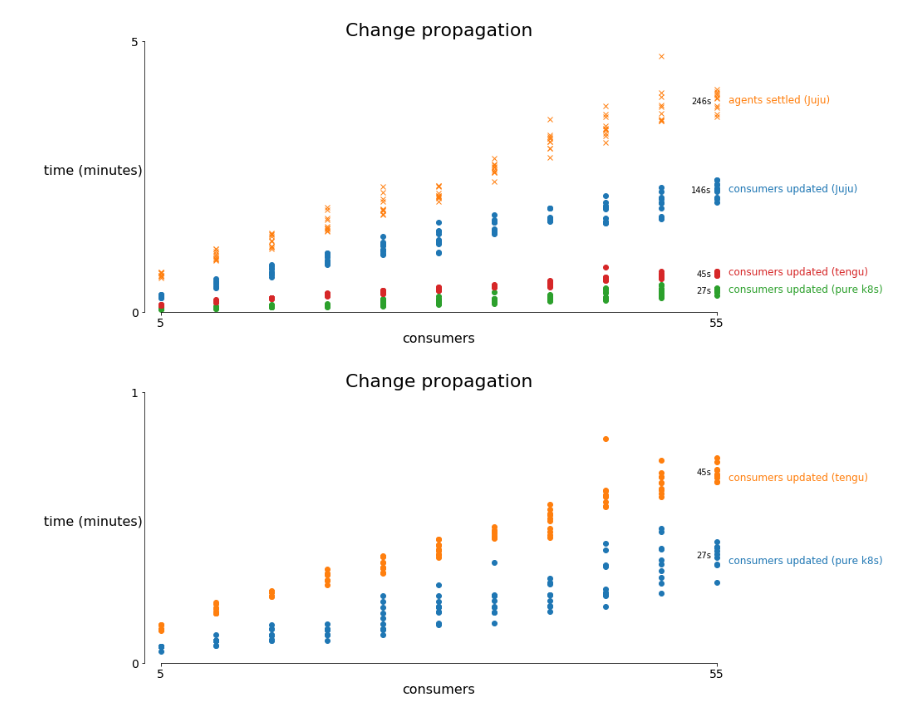
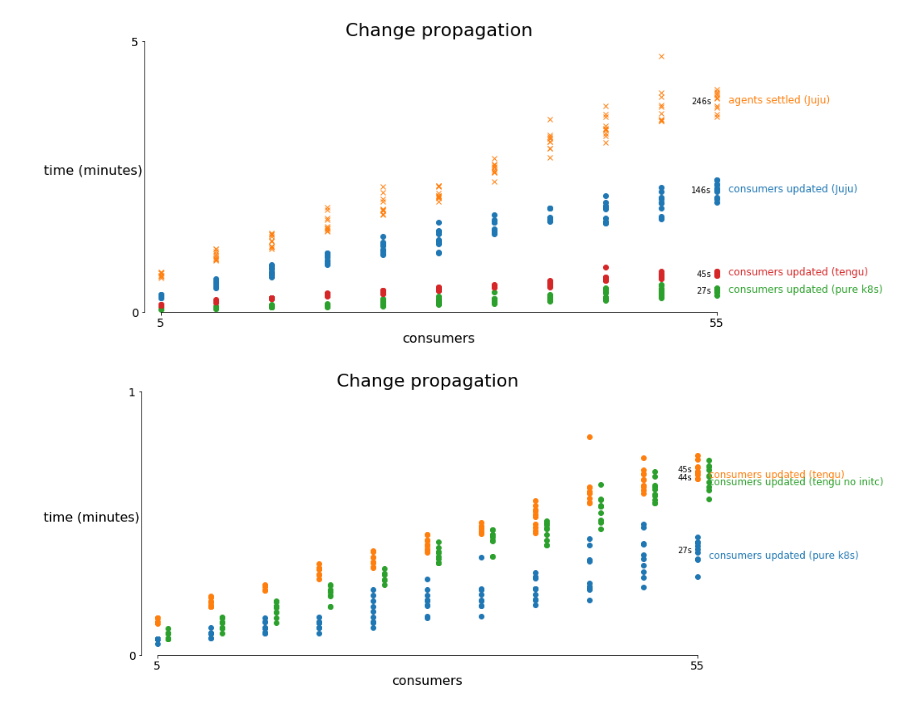
Before and after one commit to IBCNServices/kubernetes-relationships-results, a Jupyter notebook: base-url-change-propagation.ipynb, the cells around one changed output. Drawn from its saved outputs; the diff is of its cells as text; code cells hidden in the pictures.

```diff
--- a/base-url-change-propagation.ipynb
+++ b/base-url-change-propagation.ipynb
@@ -37,12 +37,12 @@ k8s_data.head()
 # %%
 import pandas
 tengu_data = pandas.read_csv(
-    BASEDIR + '/tengu/benchmark.csv',
+    BASEDIR + '/tengu/benchmark-with-initc.csv',
     sep=";",
     comment="#"
 )
 
 
-tengu_data.tail()
+tengu_data.head()
 # %% [output]
 |  | namespace | num_consumers | action | event | start | end | elapsed |
@@ -53,0 +54,10 @@ tengu_data.tail()
+# %%
+import pandas
+tengu_no_initc_data = pandas.read_csv(
+    BASEDIR + '/tengu/benchmark.csv',
+    sep=";",
+    comment="#"
+)
+
+
+tengu_no_initc_data.head()
@@ -182,6 +199,7 @@ create_multiple_soy_clusters()
 
 changedata_k8s = k8s_data[(k8s_data["action"]=="change") & (k8s_data['event'] == "pods")]
 changedata_tengu = tengu_data[(tengu_data["action"]=="change") & (tengu_data['event'] == "pods")]
+changedata_tengu_no_initc = tengu_no_initc_data[(tengu_no_initc_data["action"]=="change") & (tengu_no_initc_data['event'] == "pods")]
 
 def create_k8s_tengu():
     (fig, ax) = create_sane_figure()
@@ -203,39 +221,61 @@ def create_k8s_tengu():
         changedata_tengu['num_consumers'], changedata_tengu['elapsed']/60,'o',
         clip_on=False,
     )
+    pods_tengu_no_initc_plot = ax.plot(
+        changedata_tengu_no_initc['num_consumers']+1, changedata_tengu_no_initc['elapsed']/60,'o',
+        clip_on=False,
+    )
 
     xs = []
     [xs.extend(l.get_xdata()) for l in ax.lines]
-    xmax = max(xs)
+    xmax = max(xs)-1
     xmin = min(xs)
 
     import statistics
 
-    plt.text(xmax+1, statistics.mean(changedata_k8s[changedata_k8s['num_consumers'] == xmax]['elapsed'])/60-0.03, 'consumers updated (pure k8s)', fontsize=12, color=pods_k8s_plot[0].get_color())
-    plt.text(xmax+1, statistics.mean(changedata_tengu[changedata_tengu['num_consumers'] == xmax]['elapsed'])/60-0.03, 'consumers updated (tengu)', fontsize=12, color=pods_tengu_plot[0].get_color())
+    plt.text(
+        xmax+1,
+        statistics.mean(changedata_k8s[changedata_k8s['num_consumers'] == xmax]['elapsed'])/60-0.03,
+        'consumers updated (pure k8s)',
+        fontsize=12,
+        color=pods_k8s_plot[0].get_color())
+    plt.text(
+        xmax+1,
+        statistics.mean(changedata_tengu[changedata_tengu['num_consumers'] == xmax]['elapsed'])/60-0.03,
+        'consumers updated (tengu)', fontsize=12, color=pods_tengu_plot[0].get_color())
+    plt.text(
+        xmax+1,
+        statistics.mean(changedata_tengu_no_initc[changedata_tengu_no_initc['num_consumers'] == xmax]['elapsed'])/60-0.03,
+        'consumers updated (tengu no initc)',
+        fontsize=12,
+        color=pods_tengu_no_initc_plot[0].get_color())
 
     ax.annotate(
         '{}s'.format(round(max(changedata_k8s[changedata_k8s['num_consumers'] == xmax]['elapsed']))),
         (xmax-0.5, statistics.mean(changedata_k8s[changedata_k8s['num_consumers'] == xmax]['elapsed'])/60),
         ha='right', va='center')
     ax.annotate(
         '{}s'.format(round(max(changedata_tengu[changedata_tengu['num_consumers'] == xmax]['elapsed']))),
         (xmax-0.5, statistics.mean(changedata_tengu[changedata_tengu['num_consumers'] == xmax]['elapsed'])/60),
+        ha='right', va='center')
+    ax.annotate(
+        '{}s'.format(round(max(changedata_tengu_no_initc[changedata_tengu['num_consumers'] == xmax]['elapsed']))),
+        (xmax-0.5, statistics.mean(changedata_tengu_no_initc[changedata_tengu['num_consumers'] == xmax]['elapsed'])/60),
         ha='right', va='center')
 
 
 
     ax.set_xticks([xmin, xmax])
 
 
     ax.set_xlim(left=xmin, right=xmax)
     ax.set_ylim(bottom=0, top=1)
     ax.spines['left'].set_position(('outward', 20))
 
     # Save the plot to a file
 #     fig.savefig("tengu.png", bbox_inches="tight")
 #     fig.savefig("base_url_propagation.tiff", bbox_inches="tight", dpi=300)
     fig.show()
 create_k8s_tengu()
 # %% [output]
-[figure, old version]
+[figure, new version]
```
Also changed, not shown: parts of 2 cells of this notebook, 4 other files.
